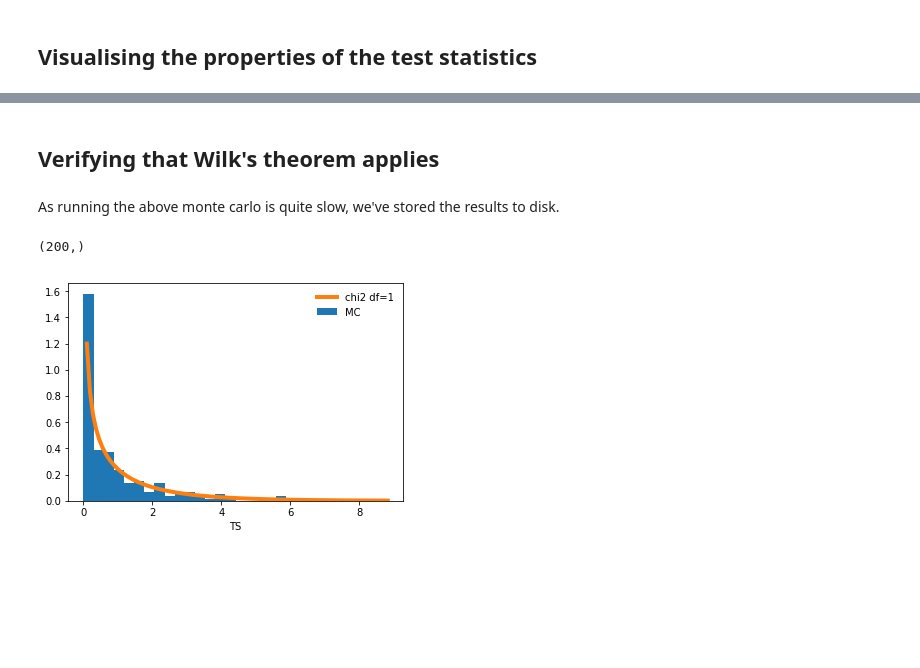
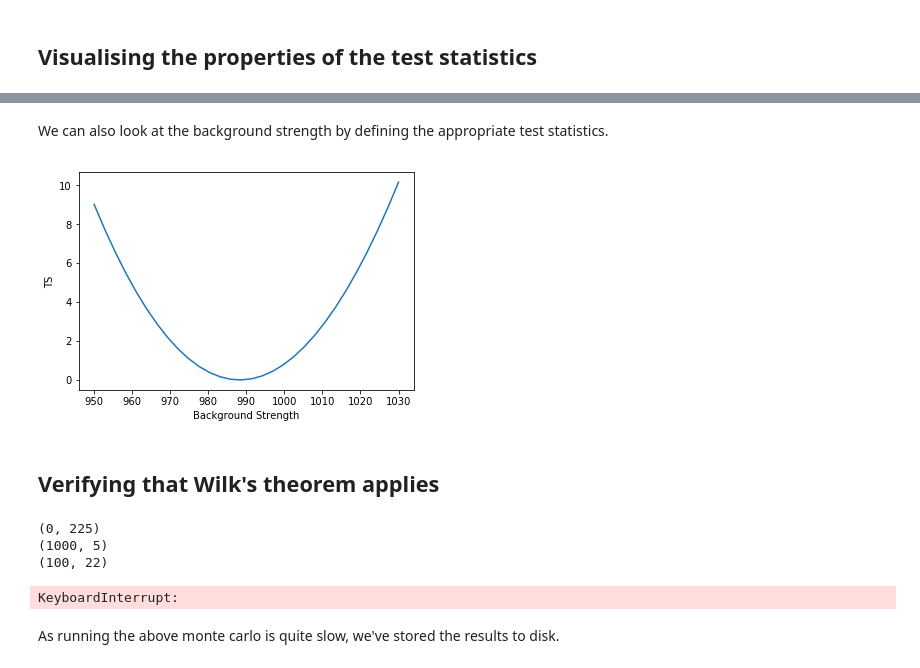
Before and after one commit to tedwards2412/exclusion-limits, a Jupyter notebook: An Upper Limit Howto.ipynb, the cells around one changed output, grey strips where cells are left out. Drawn from its saved outputs; the diff is of its cells as text; code cells hidden in the pictures; blank space fills up the shorter version.

```diff
--- a/An Upper Limit Howto.ipynb
+++ b/An Upper Limit Howto.ipynb
@@ -80,10 +80,42 @@ plt.ylabel('TS');
+# %% [markdown]
+We can also look at the background strength by defining the appropriate test statistics.
+# %%
+def TSb(bkg_norm, data, bestfit=None):
+    numerator = minimize(lambda s: -2*lnLike(bkg_norm, s, data), 1e3)
+    if not bestfit:
+        bestfit = minimize(lambda x: -2*lnLike(x[0], x[1], data), (1e3,1e3))
+    return numerator.fun - bestfit.fun
+
+x = np.linspace(950, 1030, 30)
+y = [TSb(b, data, bestfit=bestfit) for b in x]
+
+plt.plot(x, y);
+plt.xlabel('Background Strength')
+plt.ylabel('TS');
+# %% [output]
+[figure, added]
 # %% [markdown]
 ## Verifying that Wilk's theorem applies
 # %%
-ts_null = []
+#ts = []
+for k in [0, 100, 1000]:
+    if k in ts:
+        ts[k] = list(ts[k])
+    else:
+        ts[k] = []
+
 for _ in range(200):
-    d = generate_data(1000, 1000)
+    d = generate_data(1000, 0)
     bf = minimize(lambda x: -2*lnLike(x[0], x[1], d), (1e3,1e3))
-    r = minimize(lambda s: TS(s, d, bestfit=bf), 1e3)
-    ts_null.append(r.fun)
-ts_null = np.array(ts_null)
+
+    for k in ts:
+        r = minimize(lambda s: TS(s, d, bestfit=bf), k)
+        ts[k].append(r.fun)
+
+for k in ts:
+    ts[k] = np.array(ts[k])
+# %% [output]
+(0, 225)
+(1000, 5)
+(100, 22)
+KeyboardInterrupt:
@@ -96,10 +126,0 @@ ts_null = np.loadtxt('ts_null.txt')
-# %%
-plt.hist(ts_null, bins=30, normed=True, label='MC')
-x = np.linspace(0.1, ts_null.max(), 100)
-plt.plot(x, chi2.pdf(x, df=1), lw=4, label='chi2 df=1')
-plt.legend(frameon=False)
-plt.xlabel('TS');
-print(ts_null.shape)
-# %% [output]
-(200,)
-[figure, removed]
```
Also changed, not shown: parts of 10 cells of this notebook, 3 other files.
